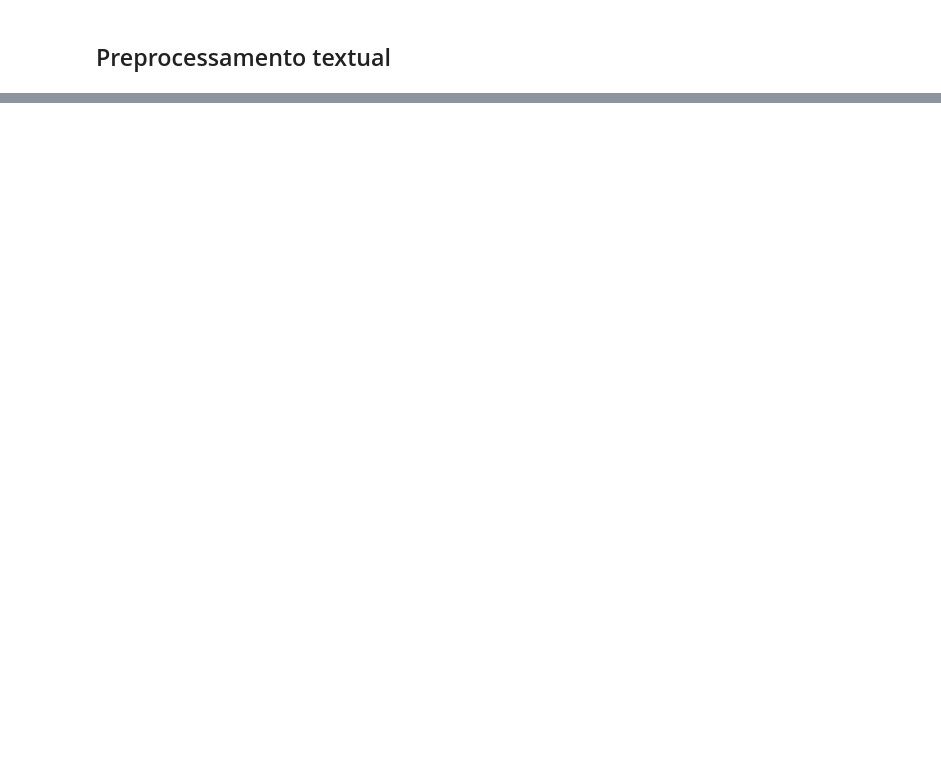
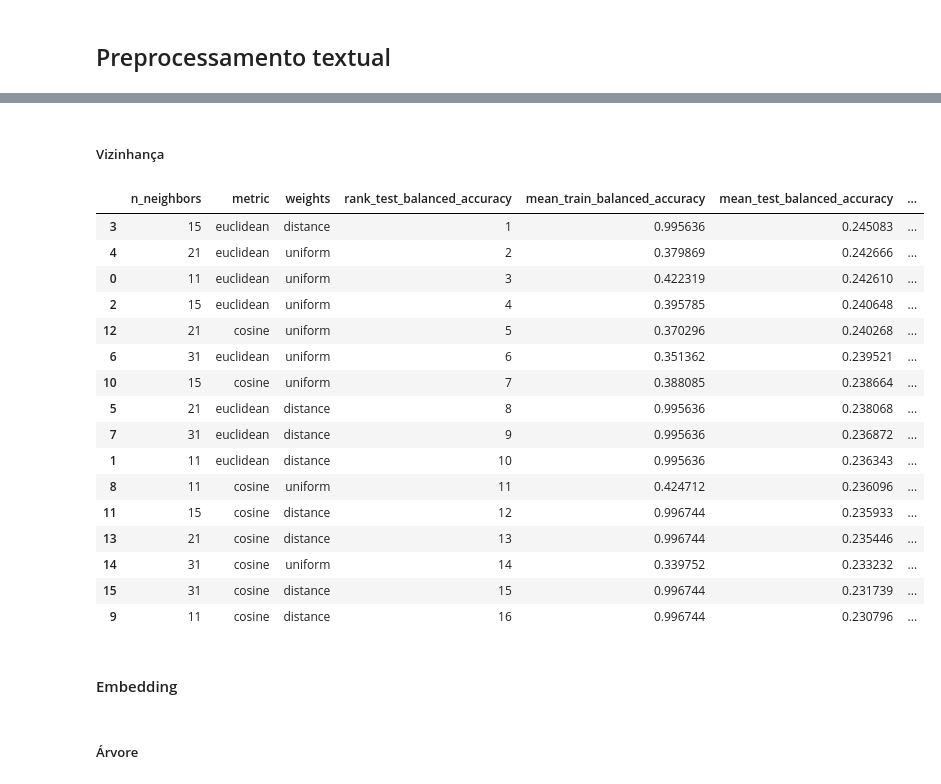
Before and after one commit to mauromascarenhas/Dificuldade-problemas-URI, a Jupyter notebook: modeling/Classificação de nível de dificuldade.ipynb, the cells around one changed output, grey strips where cells are left out. Cells and saved outputs as stored; diff of their text form; code cells hidden in the pictures; blank space fills up the shorter version.

Commit message:
Add classification models
- Added setence embeddings;
- Added classification models.

```diff
--- a/modeling/Classificação de nível de dificuldade.ipynb
+++ b/modeling/Classificação de nível de dificuldade.ipynb
@@ -157,0 +268,8 @@ sns.boxplot(ds, x = "n_level", y = "ratio")
+# %%
+ncols = []
+for c in ["description", "input", "output"]:
+    ccols = [f"{c[0:3]}{i}" for i in range(384)]
+    ncols += ccols
+    de = pd.concat([de, pd.DataFrame(emb_transformer.encode(de[c].to_list()), index = list(de.index),columns = ccols)], axis = 1)
+de = de[ncols + ["level"]]
+ds.head()
@@ -157,0 +491,2 @@ sns.boxplot(ds, x = "n_level", y = "ratio")
+# %%
+new_target_lvl = np.ceil(de["level"] / 2).astype(int)
@@ -157,0 +497,17 @@ sns.boxplot(ds, x = "n_level", y = "ratio")
+# %%
+gsttfr = GridSearchCV(
+    estimator = RandomForestClassifier(criterion = "gini", max_features = "log2"),
+    param_grid = rf_grid,
+    scoring = scoring,
+    n_jobs = -1,
+    refit = scoring[refit_idx],
+    cv = 10,
+    return_train_score = True
+)
+gsttfr.fit(dtf.drop(columns = ["level"]), new_target_lvl)
+evt_cols = [
+    *[f"param_{p}" for p in rf_grid.keys()],
+    *scr_cols
+]
+dfgsttfr = pd.DataFrame(gsttfr.cv_results_)
+dfgsttfr[evt_cols].rename(columns = { c: df_res_col_name(c) for c in evt_cols}).sort_values(f"rank_test_{df_res_col_name(scoring[refit_idx])}")
@@ -157,0 +528,41 @@ sns.boxplot(ds, x = "n_level", y = "ratio")
+# %% [markdown]
+##### Vizinhança
+# %%
+gsntfr = GridSearchCV(
+    estimator = KNeighborsClassifier(),
+    param_grid = knn_grid,
+    scoring = scoring,
+    n_jobs = -1,
+    refit = scoring[refit_idx],
+    cv = 10,
+    return_train_score = True
+)
+gsntfr.fit(dtf.drop(columns = ["level"]).values, new_target_lvl.values)
+dfgsntfr = pd.DataFrame(gsntfr.cv_results_)
+evt_cols = [
+    *[f"param_{p}" for p in knn_grid.keys()],
+    *scr_cols
+]
+dfgsntfr[evt_cols].rename(columns = { c: df_res_col_name(c) for c in evt_cols}).sort_values(f"rank_test_{df_res_col_name(scoring[refit_idx])}")
+# %% [output]
+|  | n_neighbors | metric | weights | rank_test_balanced_accuracy | mean_train_balanced_accuracy | mean_test_balanced_accuracy | ... |
+| 3 | 15 | euclidean | distance | 1 | 0.995636 | 0.245083 | ... |
+| 4 | 21 | euclidean | uniform | 2 | 0.379869 | 0.242666 | ... |
+| 0 | 11 | euclidean | uniform | 3 | 0.422319 | 0.242610 | ... |
+| 2 | 15 | euclidean | uniform | 4 | 0.395785 | 0.240648 | ... |
+| 12 | 21 | cosine | uniform | 5 | 0.370296 | 0.240268 | ... |
+| 6 | 31 | euclidean | uniform | 6 | 0.351362 | 0.239521 | ... |
+| 10 | 15 | cosine | uniform | 7 | 0.388085 | 0.238664 | ... |
+| 5 | 21 | euclidean | distance | 8 | 0.995636 | 0.238068 | ... |
+| 7 | 31 | euclidean | distance | 9 | 0.995636 | 0.236872 | ... |
+| 1 | 11 | euclidean | distance | 10 | 0.995636 | 0.236343 | ... |
+| 8 | 11 | cosine | uniform | 11 | 0.424712 | 0.236096 | ... |
+| 11 | 15 | cosine | distance | 12 | 0.996744 | 0.235933 | ... |
+| 13 | 21 | cosine | distance | 13 | 0.996744 | 0.235446 | ... |
+| 14 | 31 | cosine | uniform | 14 | 0.339752 | 0.233232 | ... |
+| 15 | 31 | cosine | distance | 15 | 0.996744 | 0.231739 | ... |
+| 9 | 11 | cosine | distance | 16 | 0.996744 | 0.230796 | ... |
+# %% [markdown]
+#### Embedding
+# %% [markdown]
+##### Árvore
```
Also changed, not shown: parts of 41 cells of this notebook.
